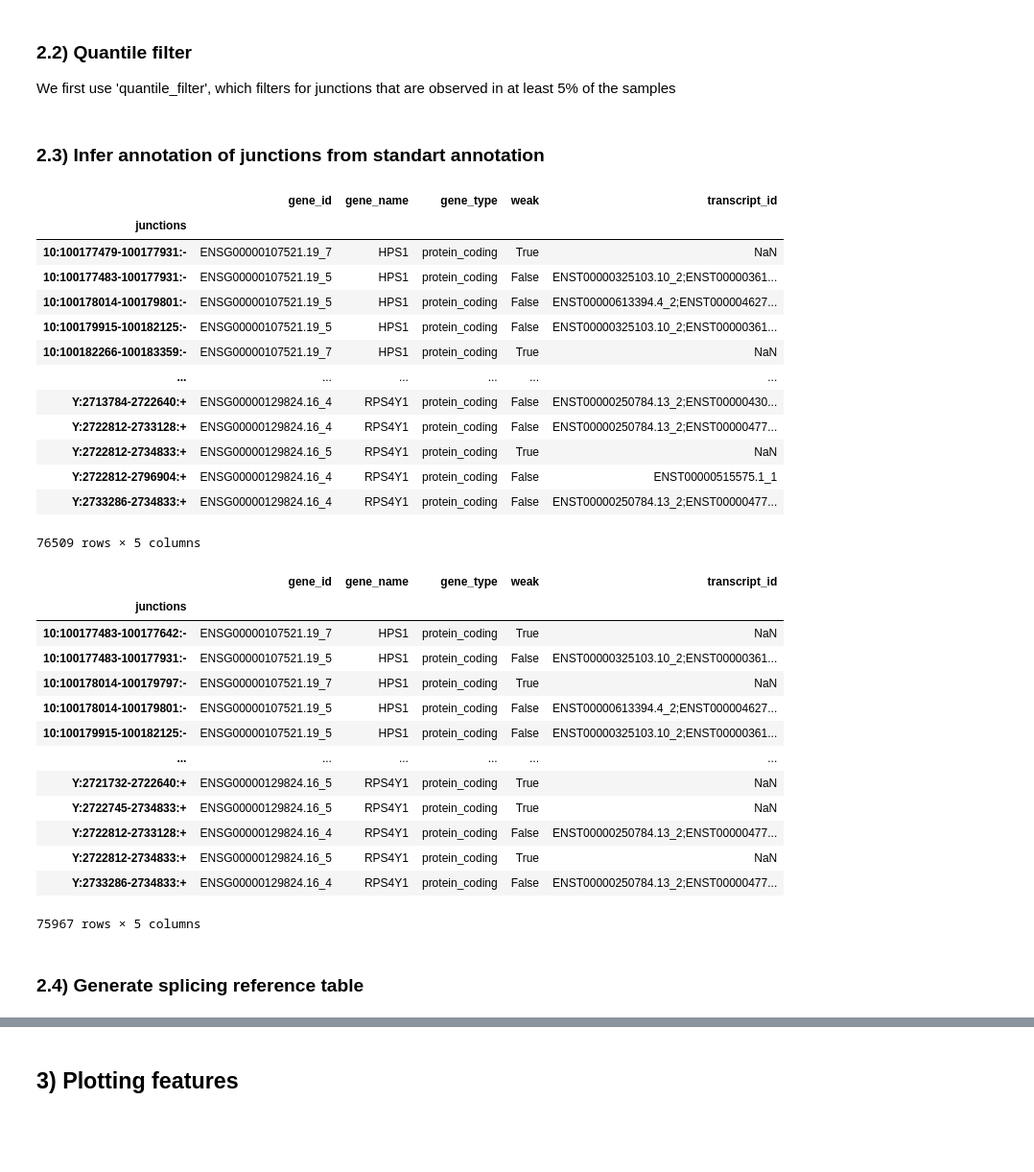
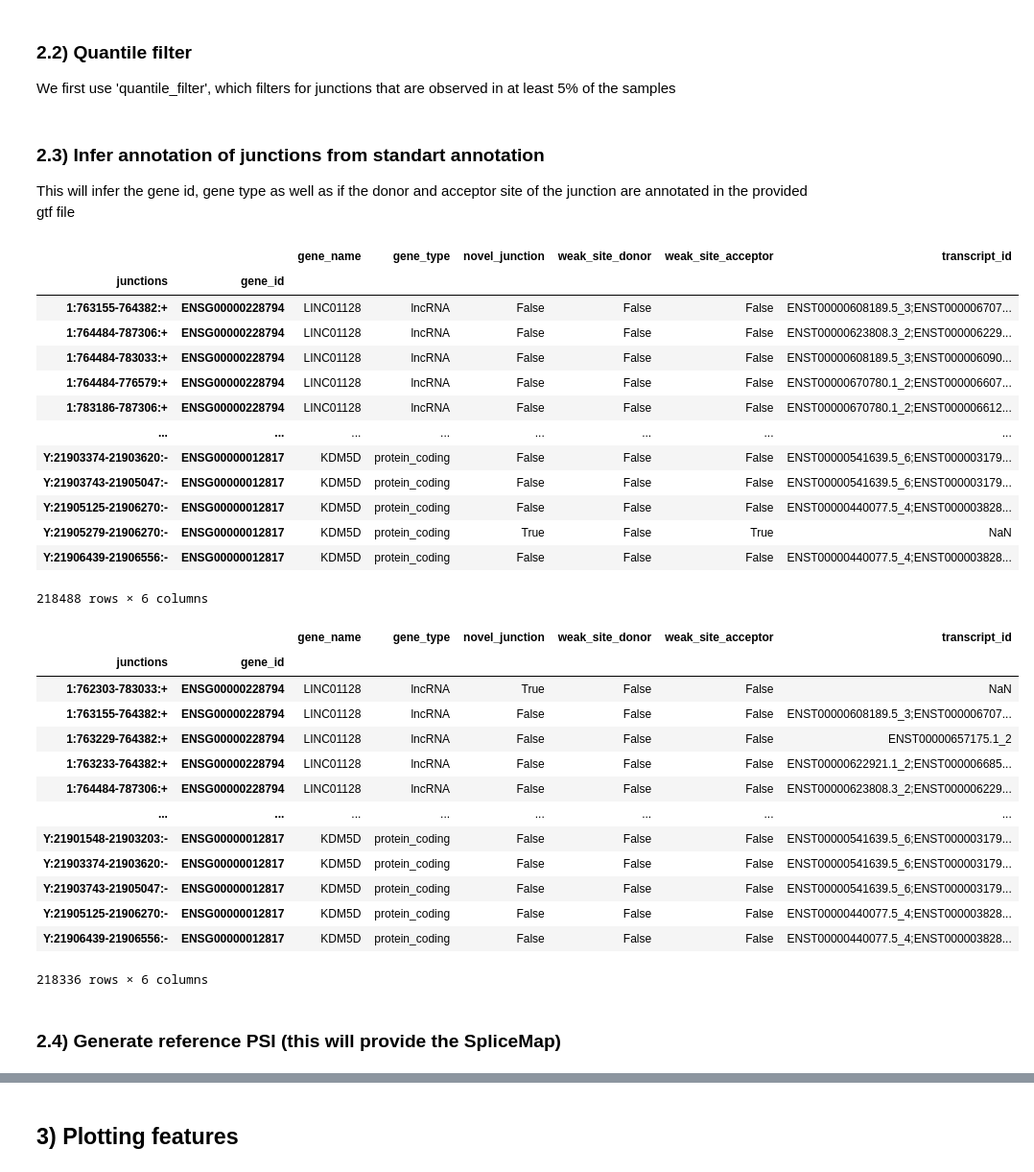
Before and after one commit to gagneurlab/splicemap, a Jupyter notebook: notebooks/example.ipynb, the cells around one changed output, grey strips where cells are left out. Shown at 96% size. Saved outputs shown, nothing was run; the diff lists cells and outputs as text; code cells hidden in the pictures; blank space fills up the shorter version.

```diff
--- a/notebooks/example.ipynb
+++ b/notebooks/example.ipynb
@@ -9,10 +9,9 @@ from splicemap import SpliceCountTable as CountTable
 import matplotlib.pyplot as plt
 # %%
 fasta_file = '/s/genomes/human/hg19/fasta/Homo_sapiens.GRCh37.75.dna_sm.primary_assembly.fa'
-gtf_file = '/s/genomes/human/hg19/gencode34/gencode.v34lift37.annotation.gtf'
-gtf_junction_file = '/s/project/gtex-processed/mmsplice-scripts/data/processed/junction-annotation/gtf_junctions.csv'
+gtf_file = '/s/genomes/Gencode/Gencode_human/release_34/GRCh37_mapping/gencode.v34lift37.annotation.gtf.gz'
 # %% [markdown]
 ## 1) Read in example file
 # %%
 path = '/s/project/gtex-processed/mmsplice-scripts/data/processed/junction-annotation/Brain_Cortex_raw_count_table.csv'
-ct = CountTable.read_csv(path)
+ct = SpliceCountTable.read_csv(path)
@@ -50,7 +76,7 @@ Notes for provided quality filters in the count_table package:
 ### 2.1) Median filter
 We use 'event5_median_filter' and 'event3_median_filter', which filters for events/splice-sites that have a median count over a certain cutoff value. Note that results depend a lot on the choice of this cutoff value
 # %%
-cutoff = 50
+cutoff = 5
 
 ct.plot_median_read_hist_event5()
 plt.axvline(np.log(cutoff), 0, 1, label='cutoff', c='red')
@@ -70,42 +96,43 @@ We first use 'quantile_filter', which filters for junctions that are observed in
 # %%
 ct_psi5 = ct_psi5.quantile_filter()
 ct_psi3 = ct_psi3.quantile_filter()
-# %% [markdown]
-### 2.3) Infer annotation of junctions from standart annotation
+# %% [markdown]
+### 2.3) Infer annotation of junctions from standart annotation
+This will infer the gene id, gene type as well as if the donor and acceptor site of the junction are annotated in the provided gtf file
 # %%
-ct_psi5.infer_annotation(gtf_file, gtf_junction_file)
+ct_psi5.infer_annotation(gtf_file)
 # %% [output]
-|  | gene_id | gene_name | gene_type | weak | transcript_id |
-| junctions |  |  |  |  |  |
-| 10:100177479-100177931:- | ENSG00000107521.19_7 | HPS1 | protein_coding | True | NaN |
-| 10:100177483-100177931:- | ENSG00000107521.19_5 | HPS1 | protein_coding | False | ENST00000325103.10_2;ENST00000361... |
-| 10:100178014-100179801:- | ENSG00000107521.19_5 | HPS1 | protein_coding | False | ENST00000613394.4_2;ENST000004627... |
-| 10:100179915-100182125:- | ENSG00000107521.19_5 | HPS1 | protein_coding | False | ENST00000325103.10_2;ENST00000361... |
-| 10:100182266-100183359:- | ENSG00000107521.19_7 | HPS1 | protein_coding | True | NaN |
-| ... | ... | ... | ... | ... | ... |
-| Y:2713784-2722640:+ | ENSG00000129824.16_4 | RPS4Y1 | protein_coding | False | ENST00000250784.13_2;ENST00000430... |
-| Y:2722812-2733128:+ | ENSG00000129824.16_4 | RPS4Y1 | protein_coding | False | ENST00000250784.13_2;ENST00000477... |
-| Y:2722812-2734833:+ | ENSG00000129824.16_5 | RPS4Y1 | protein_coding | True | NaN |
-| Y:2722812-2796904:+ | ENSG00000129824.16_4 | RPS4Y1 | protein_coding | False | ENST00000515575.1_1 |
-| Y:2733286-2734833:+ | ENSG00000129824.16_4 | RPS4Y1 | protein_coding | False | ENST00000250784.13_2;ENST00000477... |
+|  |  | gene_name | gene_type | novel_junction | weak_site_donor | weak_site_acceptor | transcript_id |
+| junctions | gene_id |  |  |  |  |  |  |
+| 1:763155-764382:+ | ENSG00000228794 | LINC01128 | lncRNA | False | False | False | ENST00000608189.5_3;ENST000006707... |
+| 1:764484-787306:+ | ENSG00000228794 | LINC01128 | lncRNA | False | False | False | ENST00000623808.3_2;ENST000006229... |
+| 1:764484-783033:+ | ENSG00000228794 | LINC01128 | lncRNA | False | False | False | ENST00000608189.5_3;ENST000006090... |
+| 1:764484-776579:+ | ENSG00000228794 | LINC01128 | lncRNA | False | False | False | ENST00000670780.1_2;ENST000006607... |
+| 1:783186-787306:+ | ENSG00000228794 | LINC01128 | lncRNA | False | False | False | ENST00000670780.1_2;ENST000006612... |
+| ... | ... | ... | ... | ... | ... | ... | ... |
+| Y:21903374-21903620:- | ENSG00000012817 | KDM5D | protein_coding | False | False | False | ENST00000541639.5_6;ENST000003179... |
+| Y:21903743-21905047:- | ENSG00000012817 | KDM5D | protein_coding | False | False | False | ENST00000541639.5_6;ENST000003179... |
+| Y:21905125-21906270:- | ENSG00000012817 | KDM5D | protein_coding | False | False | False | ENST00000440077.5_4;ENST000003828... |
+| Y:21905279-21906270:- | ENSG00000012817 | KDM5D | protein_coding | True | False | True | NaN |
+| Y:21906439-21906556:- | ENSG00000012817 | KDM5D | protein_coding | False | False | False | ENST00000440077.5_4;ENST000003828... |
-76509 rows × 5 columns
+218488 rows × 6 columns
 # %%
-ct_psi3.infer_annotation(gtf_file, gtf_junction_file)
+ct_psi3.infer_annotation(gtf_file)
 # %% [output]
-|  | gene_id | gene_name | gene_type | weak | transcript_id |
-| junctions |  |  |  |  |  |
-| 10:100177483-100177642:- | ENSG00000107521.19_7 | HPS1 | protein_coding | True | NaN |
-| 10:100177483-100177931:- | ENSG00000107521.19_5 | HPS1 | protein_coding | False | ENST00000325103.10_2;ENST00000361... |
-| 10:100178014-100179797:- | ENSG00000107521.19_7 | HPS1 | protein_coding | True | NaN |
-| 10:100178014-100179801:- | ENSG00000107521.19_5 | HPS1 | protein_coding | False | ENST00000613394.4_2;ENST000004627... |
-| 10:100179915-100182125:- | ENSG00000107521.19_5 | HPS1 | protein_coding | False | ENST00000325103.10_2;ENST00000361... |
-| ... | ... | ... | ... | ... | ... |
-| Y:2721732-2722640:+ | ENSG00000129824.16_5 | RPS4Y1 | protein_coding | True | NaN |
-| Y:2722745-2734833:+ | ENSG00000129824.16_5 | RPS4Y1 | protein_coding | True | NaN |
-| Y:2722812-2733128:+ | ENSG00000129824.16_4 | RPS4Y1 | protein_coding | False | ENST00000250784.13_2;ENST00000477... |
-| Y:2722812-2734833:+ | ENSG00000129824.16_5 | RPS4Y1 | protein_coding | True | NaN |
-| Y:2733286-2734833:+ | ENSG00000129824.16_4 | RPS4Y1 | protein_coding | False | ENST00000250784.13_2;ENST00000477... |
+|  |  | gene_name | gene_type | novel_junction | weak_site_donor | weak_site_acceptor | transcript_id |
+| junctions | gene_id |  |  |  |  |  |  |
+| 1:762303-783033:+ | ENSG00000228794 | LINC01128 | lncRNA | True | False | False | NaN |
+| 1:763155-764382:+ | ENSG00000228794 | LINC01128 | lncRNA | False | False | False | ENST00000608189.5_3;ENST000006707... |
+| 1:763229-764382:+ | ENSG00000228794 | LINC01128 | lncRNA | False | False | False | ENST00000657175.1_2 |
+| 1:763233-764382:+ | ENSG00000228794 | LINC01128 | lncRNA | False | False | False | ENST00000622921.1_2;ENST000006685... |
+| 1:764484-787306:+ | ENSG00000228794 | LINC01128 | lncRNA | False | False | False | ENST00000623808.3_2;ENST000006229... |
+| ... | ... | ... | ... | ... | ... | ... | ... |
+| Y:21901548-21903203:- | ENSG00000012817 | KDM5D | protein_coding | False | False | False | ENST00000541639.5_6;ENST000003179... |
+| Y:21903374-21903620:- | ENSG00000012817 | KDM5D | protein_coding | False | False | False | ENST00000541639.5_6;ENST000003179... |
+| Y:21903743-21905047:- | ENSG00000012817 | KDM5D | protein_coding | False | False | False | ENST00000541639.5_6;ENST000003179... |
+| Y:21905125-21906270:- | ENSG00000012817 | KDM5D | protein_coding | False | False | False | ENST00000440077.5_4;ENST000003828... |
+| Y:21906439-21906556:- | ENSG00000012817 | KDM5D | protein_coding | False | False | False | ENST00000440077.5_4;ENST000003828... |
-75967 rows × 5 columns
+218336 rows × 6 columns
 # %% [markdown]
-### 2.4) Generate splicing reference table
+### 2.4) Generate reference PSI (this will provide the SpliceMap)
 # %%
```
Also changed, not shown: parts of 15 cells of this notebook, 4 other files.
